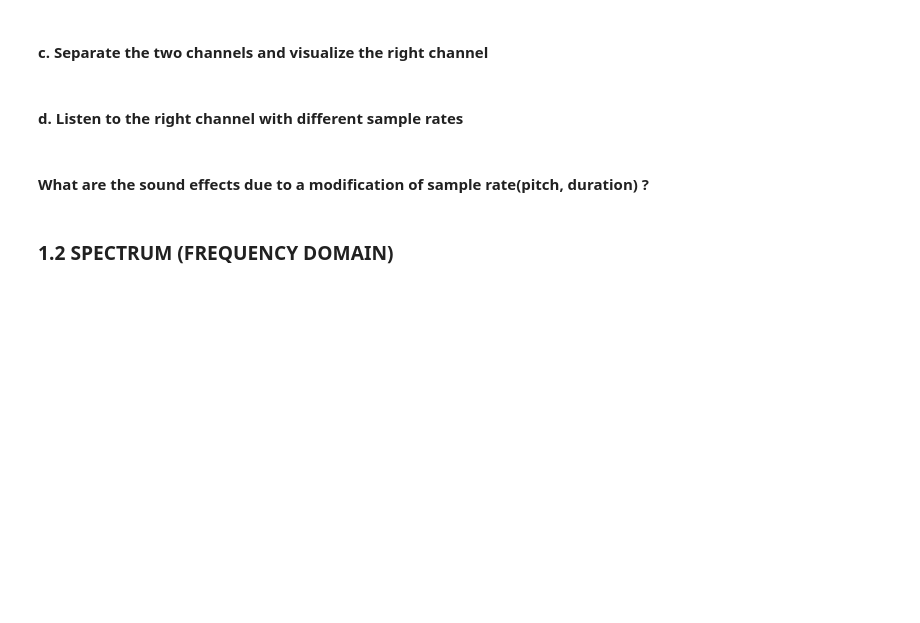
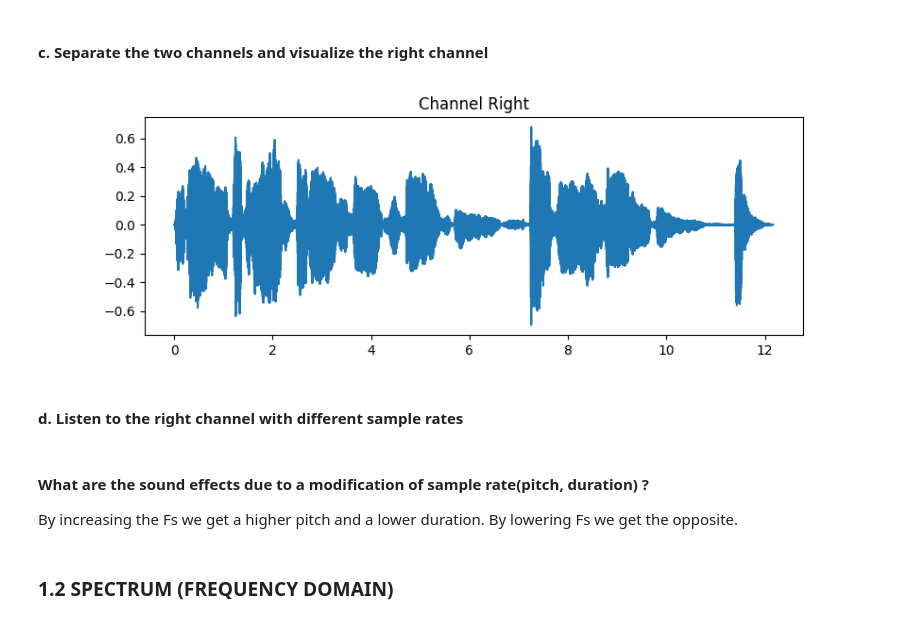
Before and after one commit to SharaineMALARVIJY/S1_Traitement_du_son, a Jupyter notebook: TP1/TP1_Son1.ipynb, the cells around one changed output. Drawn from its saved outputs; the diff is of its cells as text; code cells hidden in the pictures; blank space fills up the shorter version.

```diff
--- a/TP1/TP1_Son1.ipynb
+++ b/TP1/TP1_Son1.ipynb
@@ -36,6 +47,17 @@ from filtres import filtre
 # %% [markdown]
 #### c. Separate the two channels and visualize the right channel
 # %%
-#x_voice0R =
+x_voice0R = x_voice0[:, 0]
+x_voice0L = x_voice0[:, 1]
+def plot_right(x_voice0R):
+    t_nb_point = len(x_voice0R)
+    t_vect = np.linspace(0, t_nb_point/Fs, t_nb_point)
+    plt.figure(figsize= (9, 3))
+    plt.plot(t_vect, x_voice0R)
+    plt.title("Channel Right")
+    plt.show()
+plot_right(x_voice0R)
+# %% [output]
+[figure, added]
 # %% [markdown]
 #### d. Listen to the right channel with different sample rates
@@ -42,5 +66,8 @@ from filtres import filtre
 # %% [markdown]
 #### What are the sound effects due to a modification of sample rate(pitch, duration) ?
+
+By increasing the Fs we get a higher pitch and a lower duration.
+By lowering Fs we get the opposite.
 # %% [markdown]
 ### 1.2 SPECTRUM (FREQUENCY DOMAIN)
 # %% [markdown]
```
Also changed, not shown: parts of 12 cells of this notebook.
